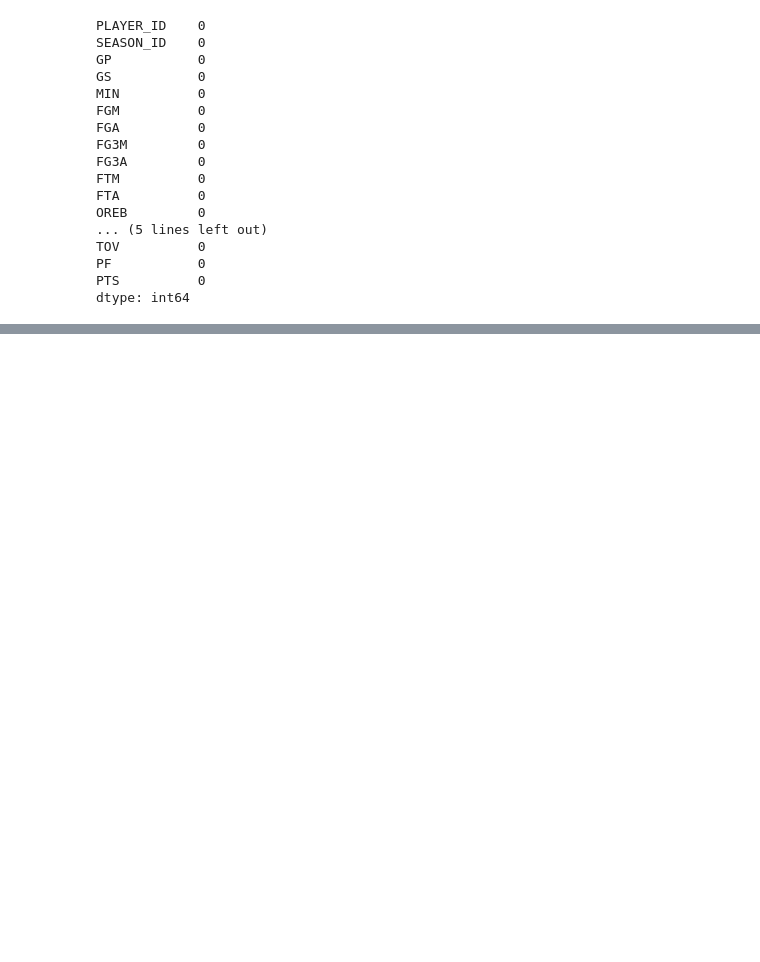
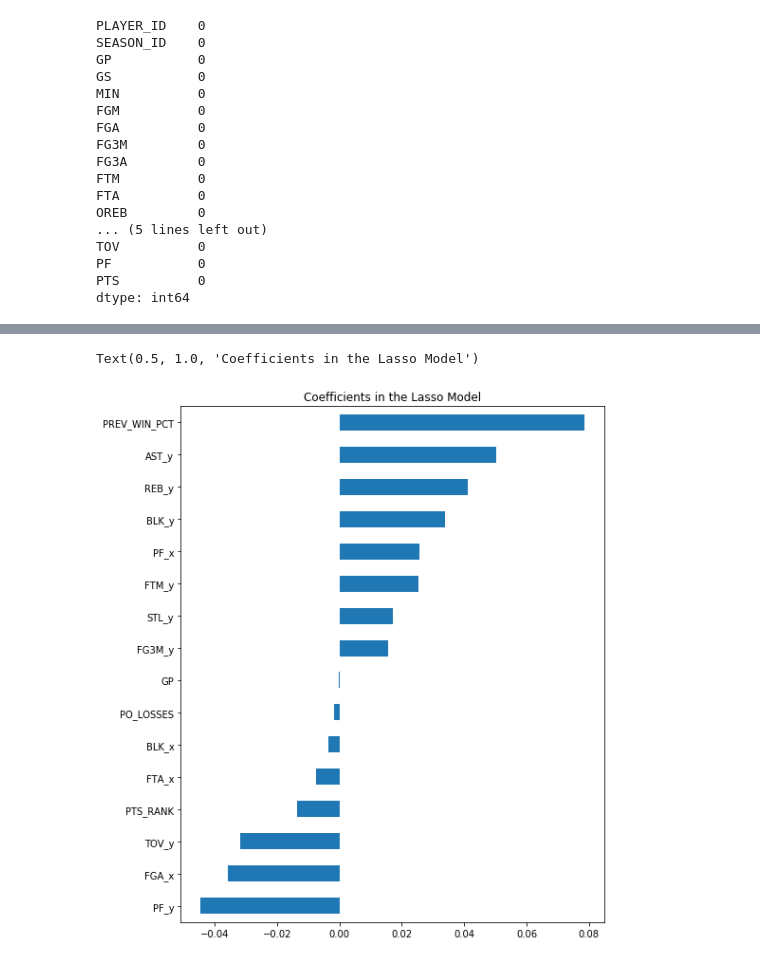
Before and after one commit to LarsShaq/Coursera_Capstone, a Jupyter notebook: NBA.ipynb, the cells around one changed output, grey strips where cells are left out. Saved outputs shown, nothing was run; the diff lists cells and outputs as text; code cells hidden in the pictures; blank space fills up the shorter version.

```diff
--- a/NBA.ipynb
+++ b/NBA.ipynb
@@ -376,3 +460,12 @@ new_df.columns
+# %%
+imp_coef = pd.concat([coef.sort_values().head(8),
+                     coef.sort_values().tail(8)])
+matplotlib.rcParams['figure.figsize'] = (8.0, 10.0)
+imp_coef.plot(kind = "barh")
+plt.title("Coefficients in the Lasso Model")
+# %% [output]
+Text(0.5, 1.0, 'Coefficients in the Lasso Model')
+[figure, added]
 # %%
 # Get for each year and team the summed stats of the previous year performance of the players
 features = ['FGM', 'FGA', 'FG3M',
```
Also changed, not shown: parts of 19 cells of this notebook.
